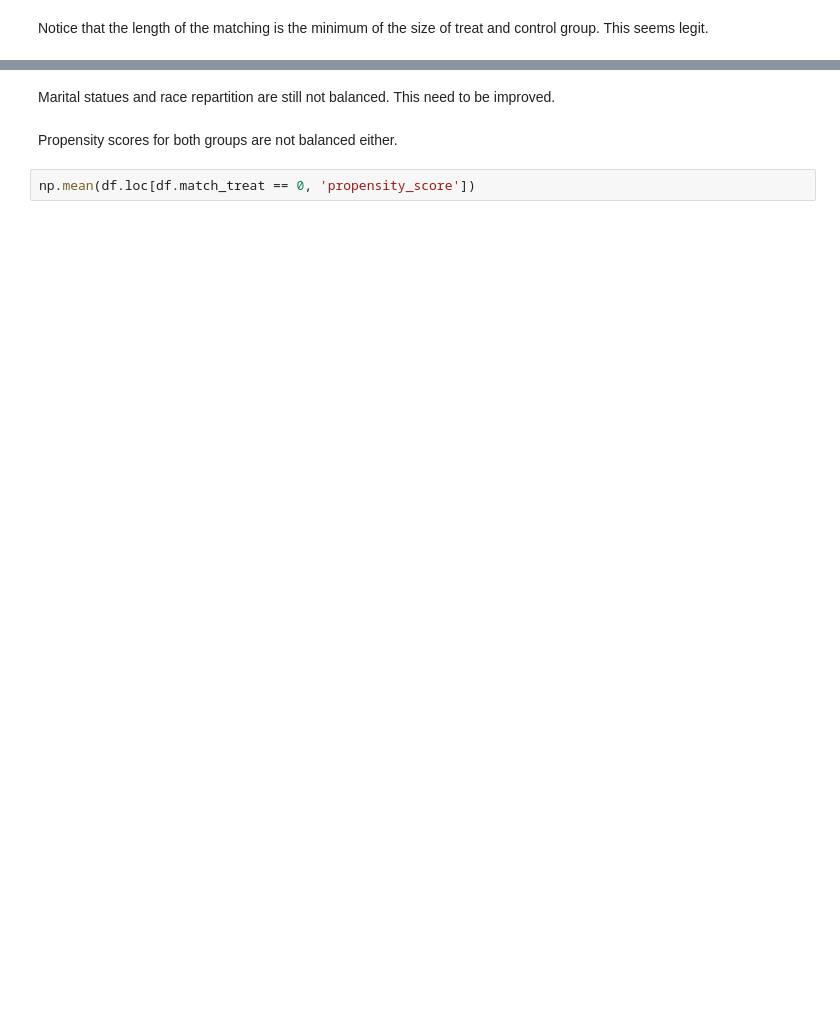
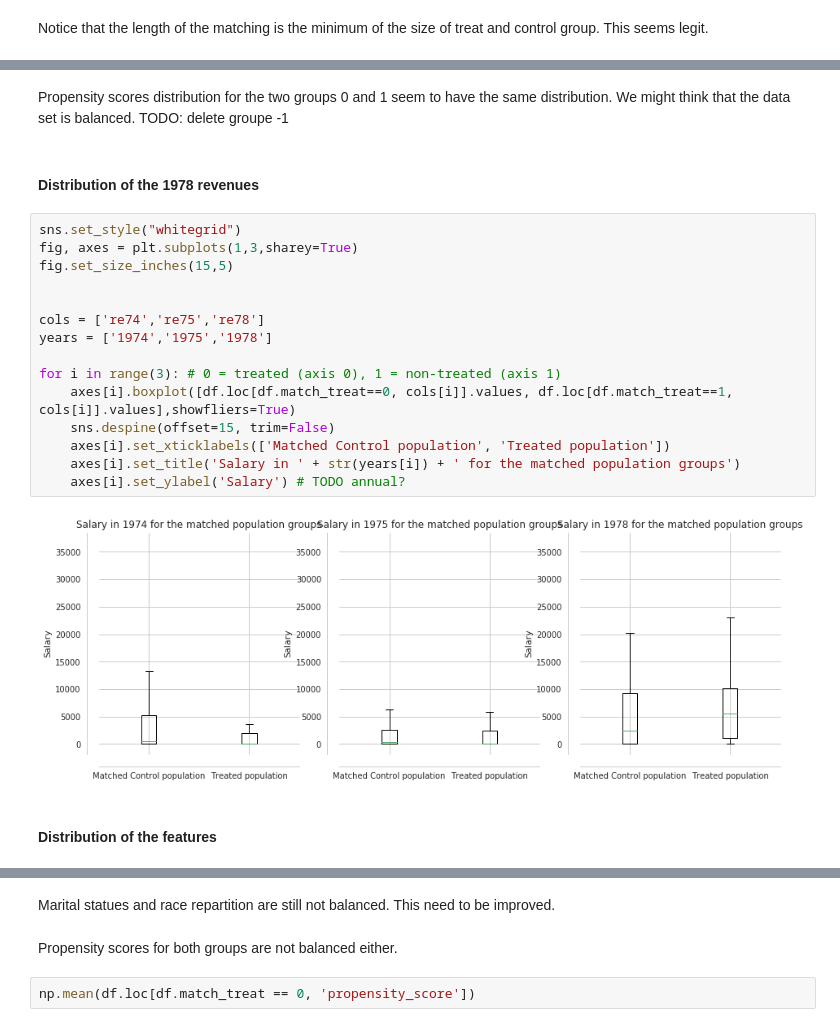
Before and after one commit to armand33/applied_data_analysis_2017, a Jupyter notebook: 04 - Applied ML/Homework 4.ipynb, the cells around one changed output, grey strips where cells are left out. Saved outputs shown, nothing was run; the diff lists cells and outputs as text; blank space fills up the shorter version.

Commit message:
done 1.5 but might need some improvements

```diff
--- a/04 - Applied ML/Homework 4.ipynb
+++ b/04 - Applied ML/Homework 4.ipynb
@@ -349,3 +412,26 @@ df.head()
+# %% [markdown]
+Propensity scores distribution for the two groups 0 and 1 seem to have the same distribution. We might think that the data set is balanced. TODO: delete groupe -1
+# %% [markdown]
+#### Distribution of the 1978 revenues
+# %%
+sns.set_style("whitegrid")
+fig, axes = plt.subplots(1,3,sharey=True)
+fig.set_size_inches(15,5)
+
+
+cols = ['re74','re75','re78']
+years = ['1974','1975','1978']
+
+for i in range(3): # 0 = treated (axis 0), 1 = non-treated (axis 1)
+    axes[i].boxplot([df.loc[df.match_treat==0, cols[i]].values, df.loc[df.match_treat==1, cols[i]].values],showfliers=True)
+    sns.despine(offset=15, trim=False)
+    axes[i].set_xticklabels(['Matched Control population', 'Treated population'])
+    axes[i].set_title('Salary in ' + str(years[i]) + ' for the matched population groups')
+    axes[i].set_ylabel('Salary') # TODO annual?
+# %% [output]
+[figure, added]
+# %% [markdown]
+#### Distribution of the features
 # %%
 df_tmp = df.loc[df.match_treat != -1]
 fig, ax = plt.subplots(nrows=3, ncols=2, figsize=(12, 12))
```
Also changed, not shown: parts of 55 cells of this notebook.
